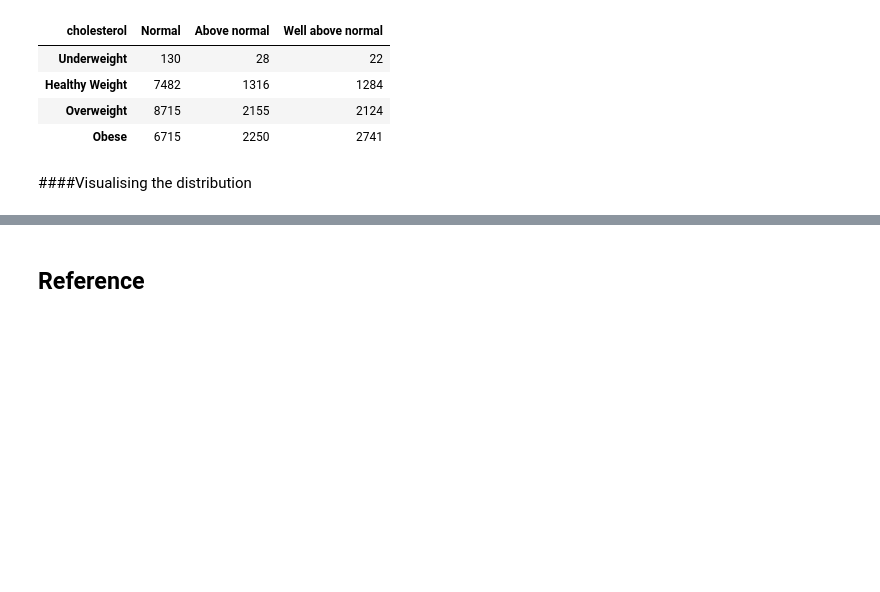
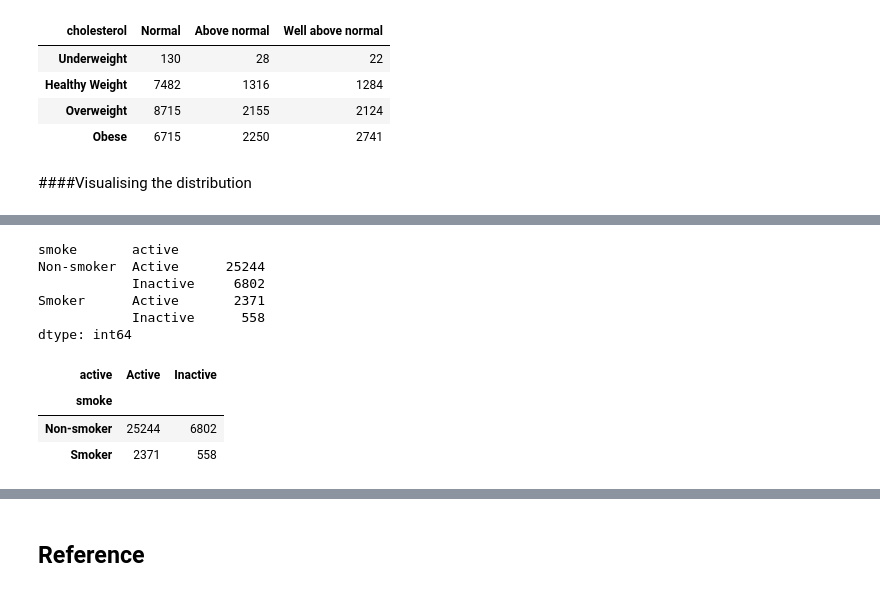
Before and after one commit to w21280485/assignment_a2_2, a Jupyter notebook: Code_Development_Notebook.ipynb, the cells around one changed output, grey strips where cells are left out. Drawn from its saved outputs; the diff is of its cells as text; code cells hidden in the pictures; blank space fills up the shorter version.

```diff
--- a/Code_Development_Notebook.ipynb
+++ b/Code_Development_Notebook.ipynb
@@ -586,0 +661,28 @@ plt.show()
+# %%
+# Group the data by smoking & activity
+grouped_smoke_active = df.groupby(['smoke','active'])
+grouped_smoke_active
+
+# Calculate the count for each group
+smoke_active_counts = grouped_smoke_active.size()
+
+# Display the resulting DataFrame
+smoke_active_counts
+# %% [output]
+smoke       active
+Non-smoker  Active      25244
+            Inactive     6802
+Smoker      Active       2371
+            Inactive      558
+dtype: int64
+# %%
+# Reshape the result to have cardio as rows and gender as columns
+smoke_active_counts = smoke_active_counts.unstack()
+
+# Display the resulting DataFrame
+smoke_active_counts
+# %% [output]
+| active | Active | Inactive |
+| smoke |  |  |
+| Non-smoker | 25244 | 6802 |
+| Smoker | 2371 | 558 |
```
Also changed, not shown: parts of 18 cells of this notebook.
